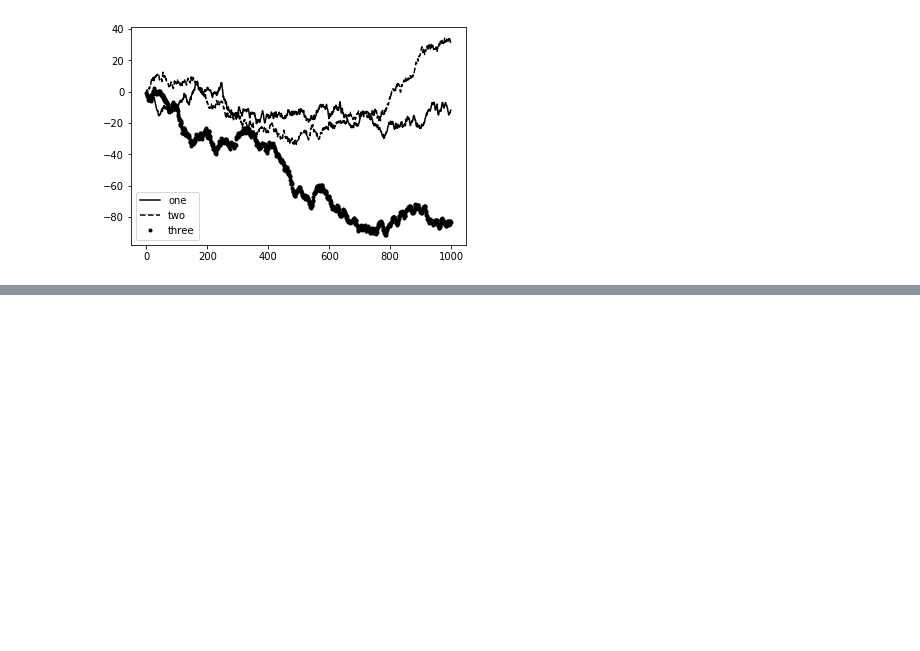
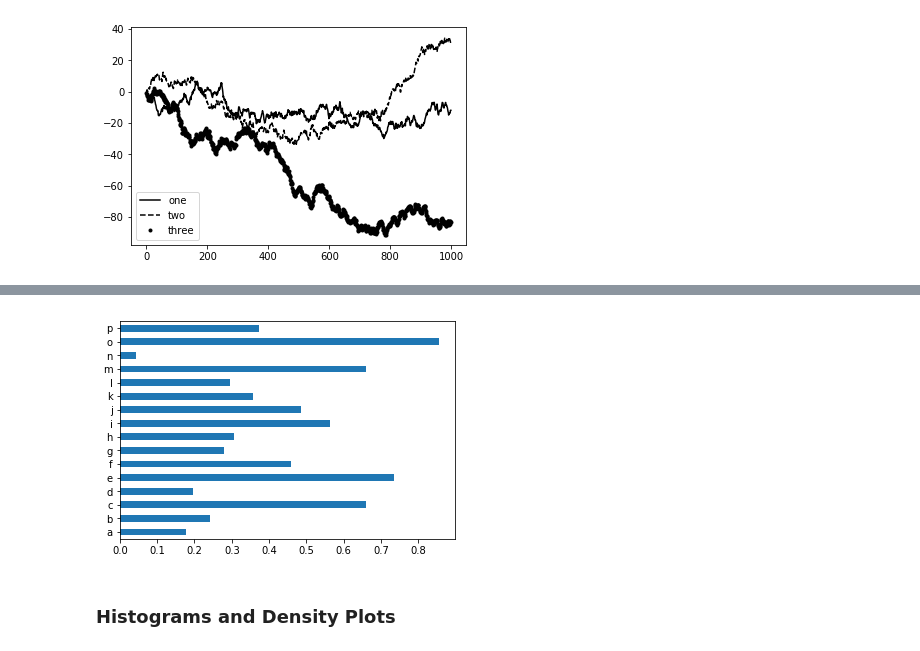
Before and after one commit to reetawwsum/Jupyter-Notebooks, a Jupyter notebook: Python for Data Analysis.ipynb, the cells around one changed output, grey strips where cells are left out. Cells and saved outputs as stored; diff of their text form; code cells hidden in the pictures; blank space fills up the shorter version.

```diff
--- a/Python for Data Analysis.ipynb
+++ b/Python for Data Analysis.ipynb
@@ -1757,0 +1826,6 @@ ax.legend(loc='best')
+# %%
+data = pd.Series(np.random.rand(16), index=list('abcdefghijklmnop')).plot(kind="barh")
+# %% [output]
+[figure, added]
+# %% [markdown]
+### Histograms and Density Plots
```
Also changed, not shown: parts of 25 cells of this notebook.
